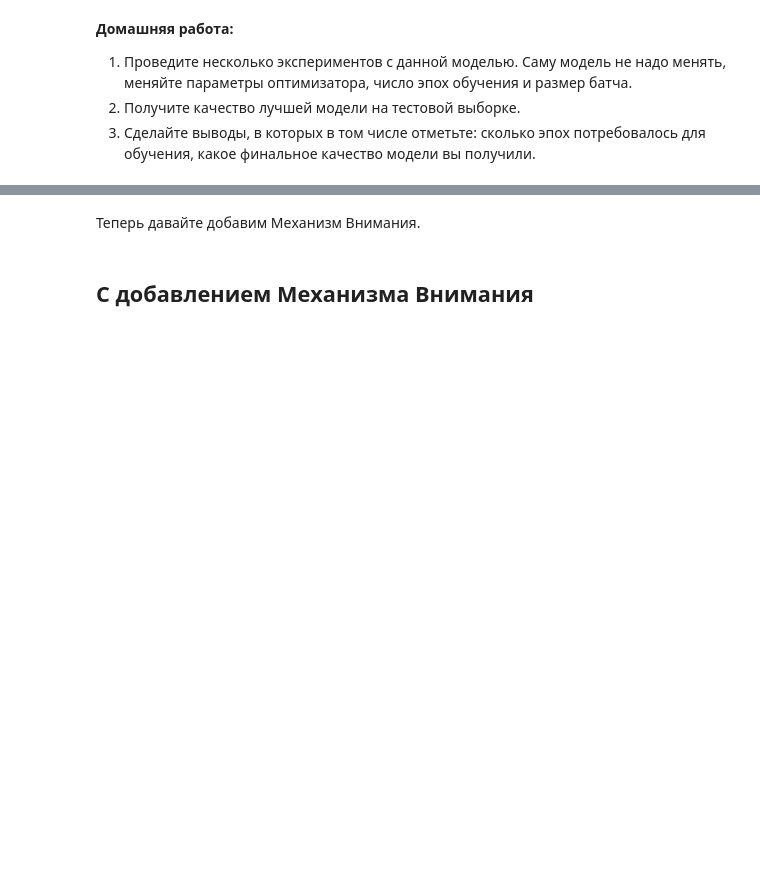
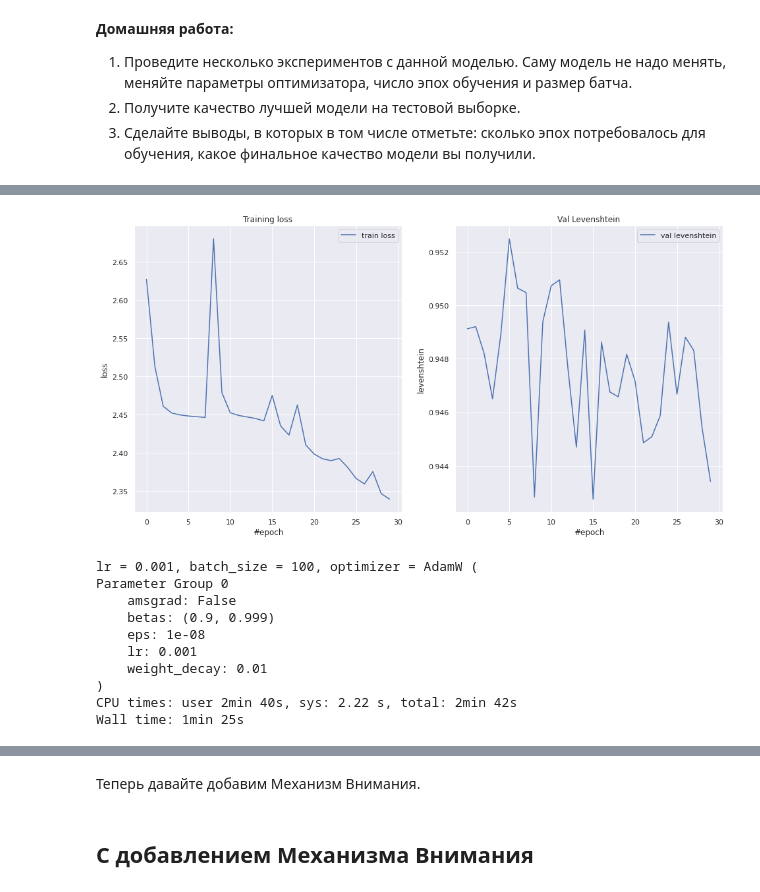
Before and after one commit to TopCoder2K/NN_course_ABBYY, a Jupyter notebook: attention/attention.ipynb, the cells around one changed output, grey strips where cells are left out. Drawn from its saved outputs; the diff is of its cells as text; code cells hidden in the pictures; blank space fills up the shorter version.

```diff
--- a/attention/attention.ipynb
+++ b/attention/attention.ipynb
@@ -163,0 +306,28 @@ compare_sequences(enc_dec_model, val_data, SEQ_MAX_LEN)
+# %%
+%%time
+
+lr = learning_rates[0]
+batch_size = batch_sizes[1]
+
+enc_dec_model_for_testing = EncoderDecoder(
+    sym2num, BOS, EOS, embed_size=50, enc_hidden_size=70, dec_hidden_size=70
+)
+optimizer = torch.optim.AdamW(enc_dec_model_for_testing.parameters(), lr=lr)
+
+train(
+    enc_dec_model_for_testing, train_data, val_data, optimizer,
+    SEQ_MAX_LEN, batch_size=batch_size, epochs_count=epochs_cnt
+)
+print(f"lr = {lr}, batch_size = {batch_size}, optimizer =", optimizer)
+# %% [output]
+[figure, added]
+lr = 0.001, batch_size = 100, optimizer = AdamW (
+Parameter Group 0
+    amsgrad: False
+    betas: (0.9, 0.999)
+    eps: 1e-08
+    lr: 0.001
+    weight_decay: 0.01
+)
+CPU times: user 2min 40s, sys: 2.22 s, total: 2min 42s
+Wall time: 1min 25s
```
Also changed, not shown: parts of 43 cells of this notebook, 5 other files.
